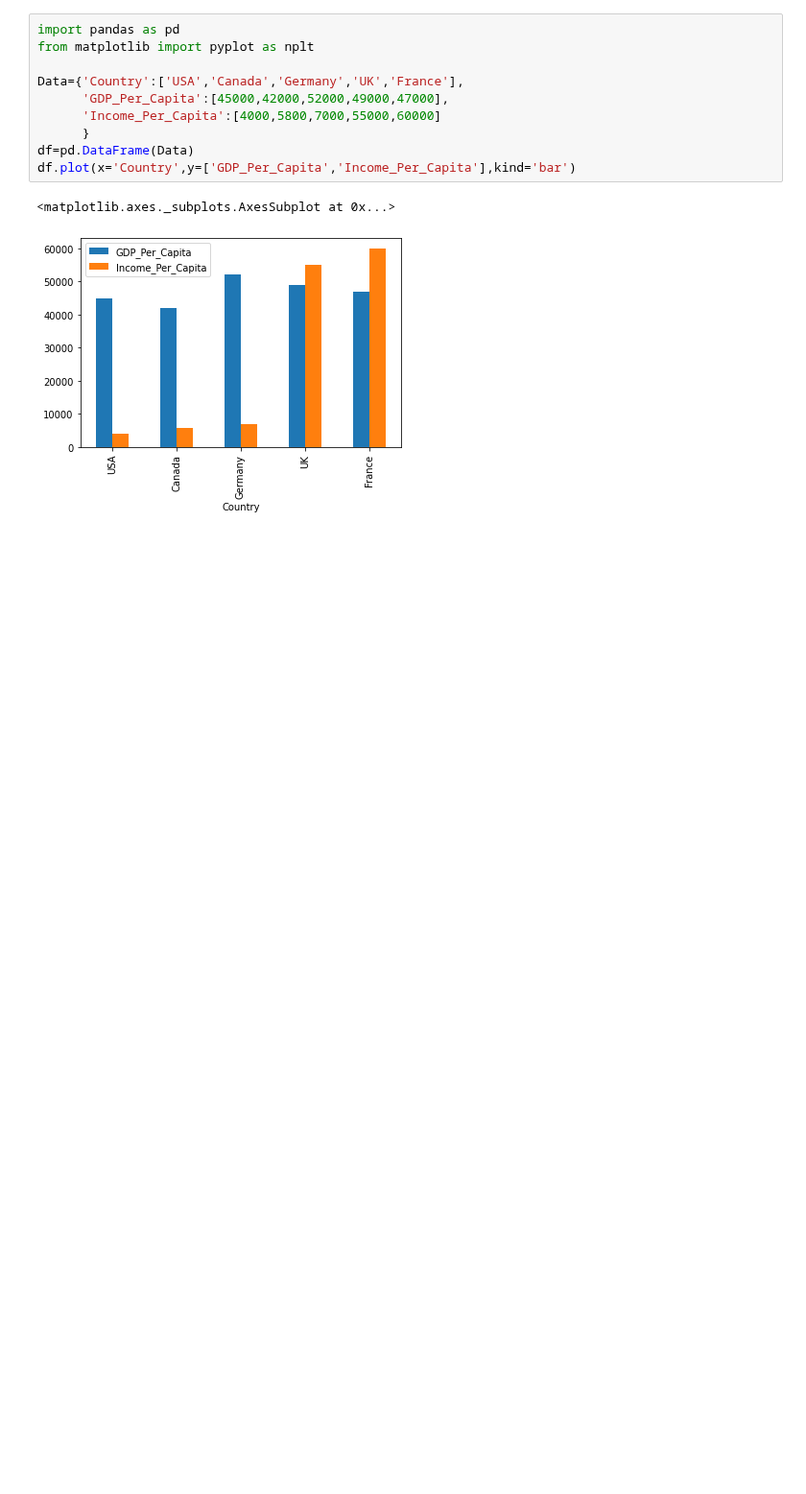
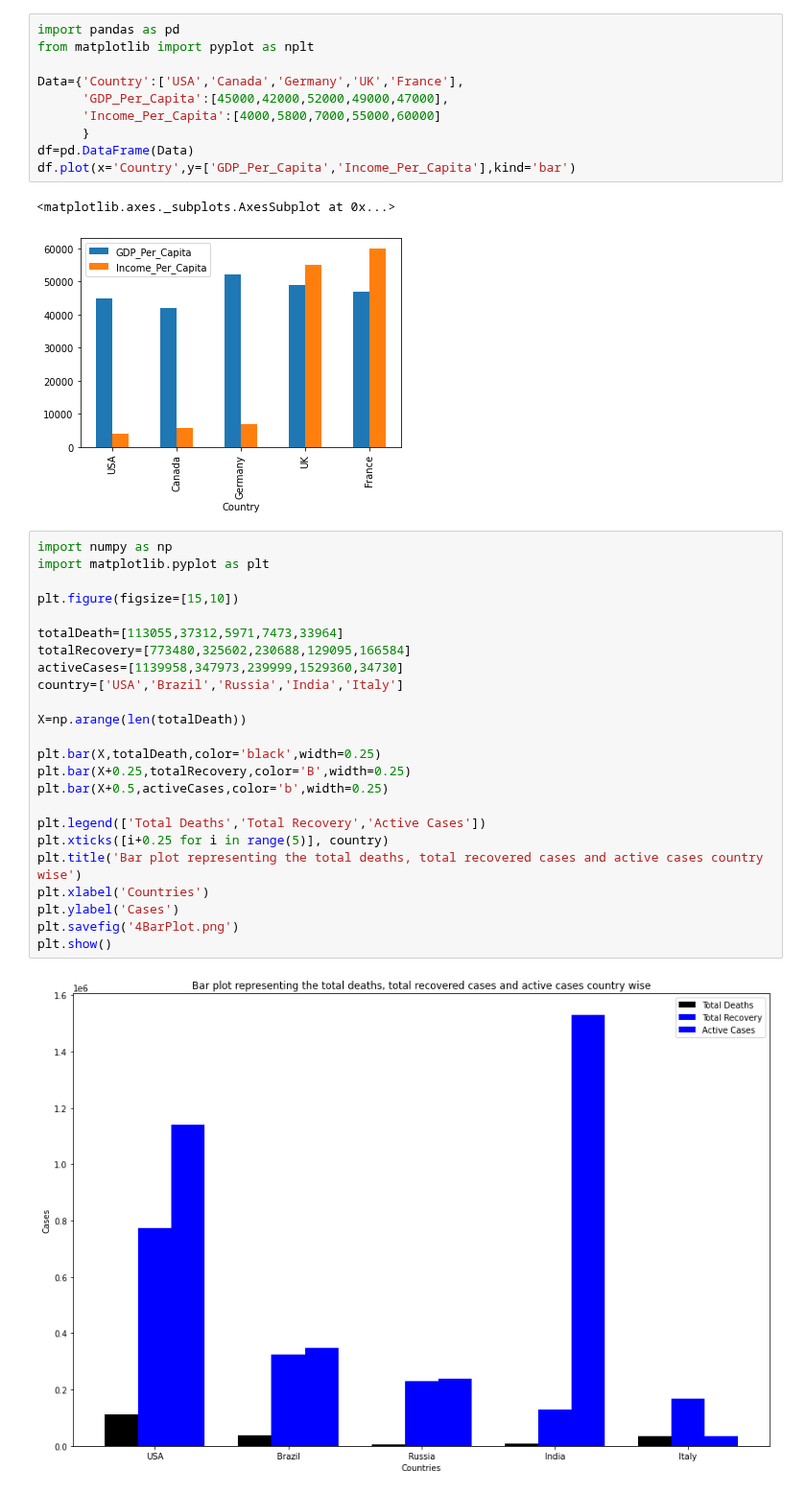
Before and after one commit to shubhamlad21/msc1_fds_512, a Jupyter notebook: FDS_2.ipynb, the cells around one changed output. Shown at 96% size. Saved outputs shown, nothing was run; the diff lists cells and outputs as text; blank space fills up the shorter version.

```diff
--- a/FDS_2.ipynb
+++ b/FDS_2.ipynb
@@ -312,3 +312,29 @@ df.plot(x='Country',y=['GDP_Per_Capita','Income_Per_Capita'],kind='bar')
 # %% [output]
 <matplotlib.axes._subplots.AxesSubplot at 0x...>
 [figure]
+# %%
+import numpy as np
+import matplotlib.pyplot as plt
+
+plt.figure(figsize=[15,10])
+
+totalDeath=[113055,37312,5971,7473,33964]
+totalRecovery=[773480,325602,230688,129095,166584]
+activeCases=[1139958,347973,239999,1529360,34730]
+country=['USA','Brazil','Russia','India','Italy']
+
+X=np.arange(len(totalDeath))
+
+plt.bar(X,totalDeath,color='black',width=0.25)
+plt.bar(X+0.25,totalRecovery,color='B',width=0.25)
+plt.bar(X+0.5,activeCases,color='b',width=0.25)
+
+plt.legend(['Total Deaths','Total Recovery','Active Cases'])
+plt.xticks([i+0.25 for i in range(5)], country)
+plt.title('Bar plot representing the total deaths, total recovered cases and active cases country wise')
+plt.xlabel('Countries')
+plt.ylabel('Cases')
+plt.savefig('4BarPlot.png')
+plt.show()
+# %% [output]
+[figure, added]
```
